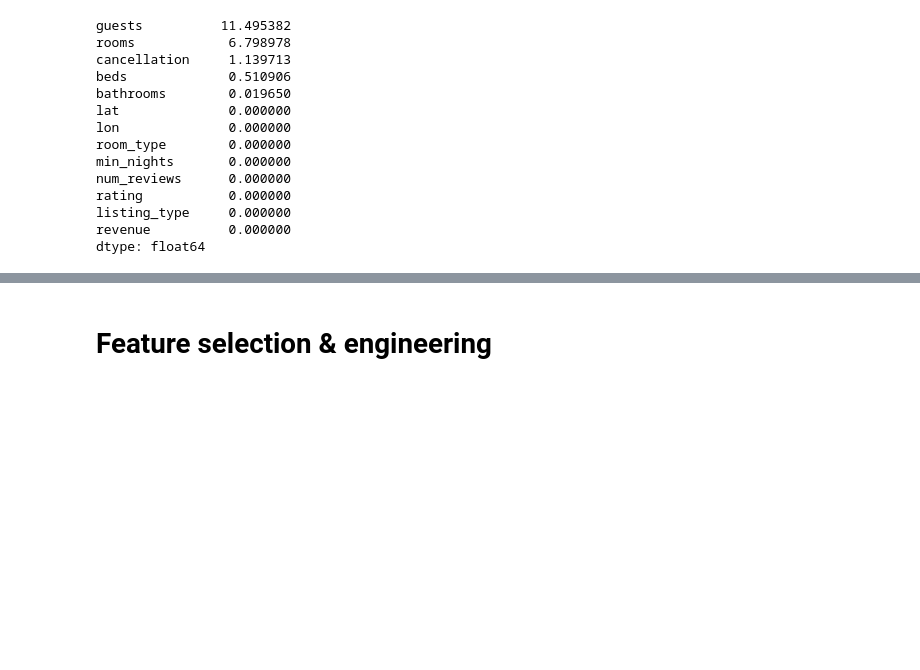
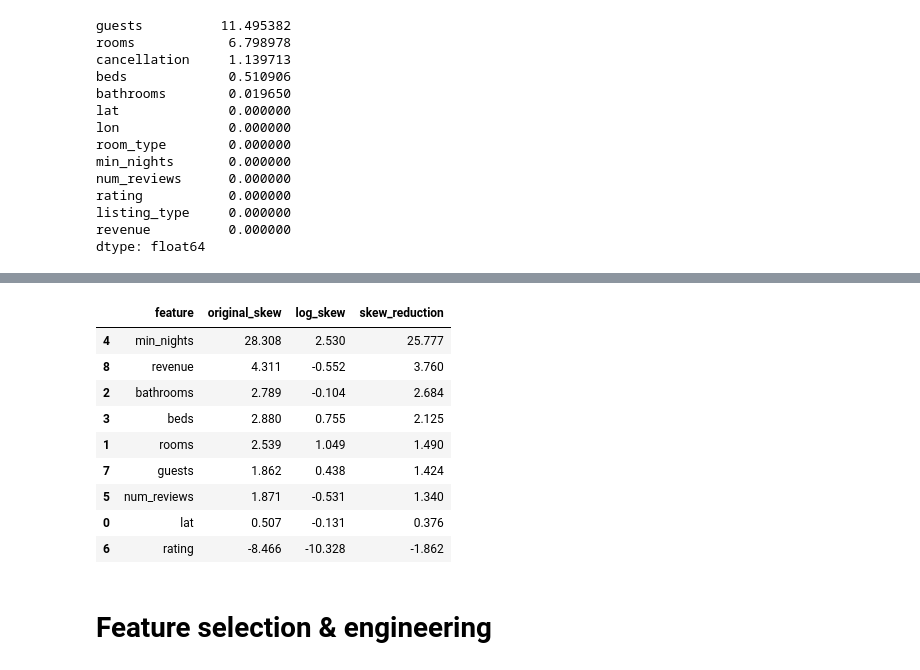
Before and after one commit to cbjonesea/ML-assignment, a Jupyter notebook: model-building.ipynb, the cells around one changed output, grey strips where cells are left out. Saved outputs shown, nothing was run; the diff lists cells and outputs as text; code cells hidden in the pictures; blank space fills up the shorter version.

```diff
--- a/model-building.ipynb
+++ b/model-building.ipynb
@@ -190,3 +202,44 @@ sns.heatmap(data=raw_train[['lat','lon','rooms','min_nights','num_reviews','rati
+# %%
+
+from scipy.stats import skew
+
+def compare_log_skew(df):
+    numeric_cols = df.select_dtypes(include=[np.number]).columns
+    results = []
+
+    for col in numeric_cols:
+        original = df[col].dropna()
+
+        # Skip if there are any negative values (but allow zeros for log1p)
+        if (original < 0).any():
+            continue
+
+        original_skew = skew(original)
+        log_skew = skew(np.log1p(original))
+
+        results.append({
+            'feature': col,
+            'original_skew': round(original_skew, 3),
+            'log_skew': round(log_skew, 3),
+            'skew_reduction': round(abs(original_skew) - abs(log_skew), 3)
+        })
+
+    result_df = pd.DataFrame(results)
+    result_df = result_df.sort_values(by='skew_reduction', ascending=False)
+    return result_df
+# %%
+compare_log_skew(raw_train)
+# %% [output]
+|  | feature | original_skew | log_skew | skew_reduction |
+| 4 | min_nights | 28.308 | 2.530 | 25.777 |
+| 8 | revenue | 4.311 | -0.552 | 3.760 |
+| 2 | bathrooms | 2.789 | -0.104 | 2.684 |
+| 3 | beds | 2.880 | 0.755 | 2.125 |
+| 1 | rooms | 2.539 | 1.049 | 1.490 |
+| 7 | guests | 1.862 | 0.438 | 1.424 |
+| 5 | num_reviews | 1.871 | -0.531 | 1.340 |
+| 0 | lat | 0.507 | -0.131 | 0.376 |
+| 6 | rating | -8.466 | -10.328 | -1.862 |
 # %% [markdown]
 # Feature selection & engineering
 # %% [markdown]
```
Also changed, not shown: parts of 74 cells of this notebook.
